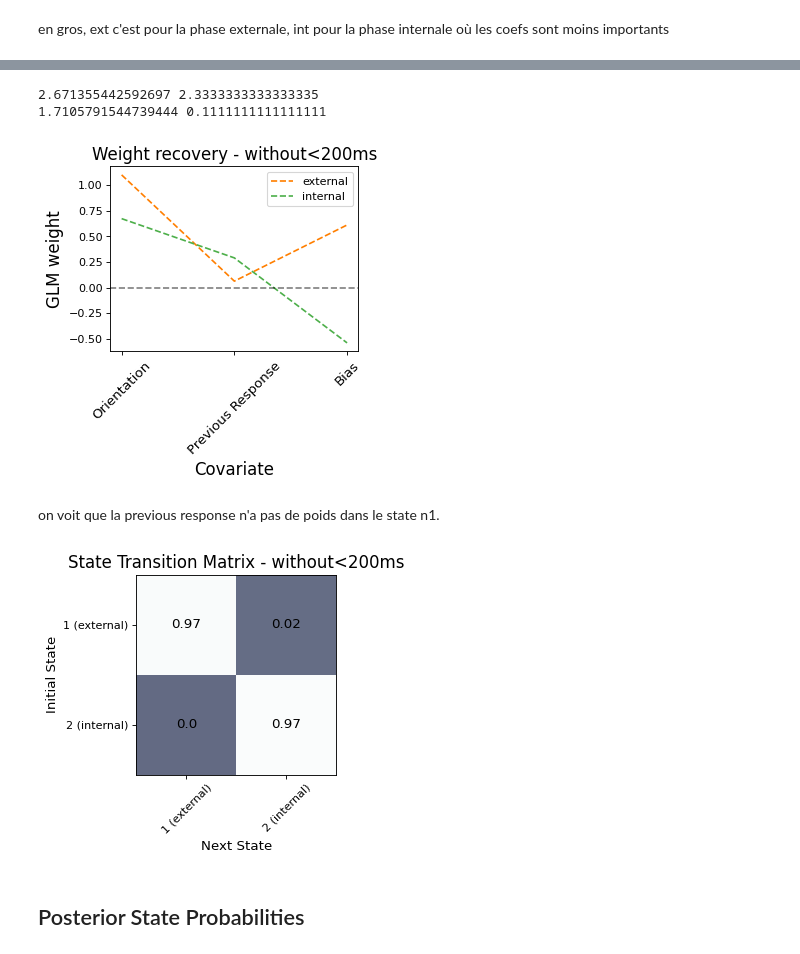
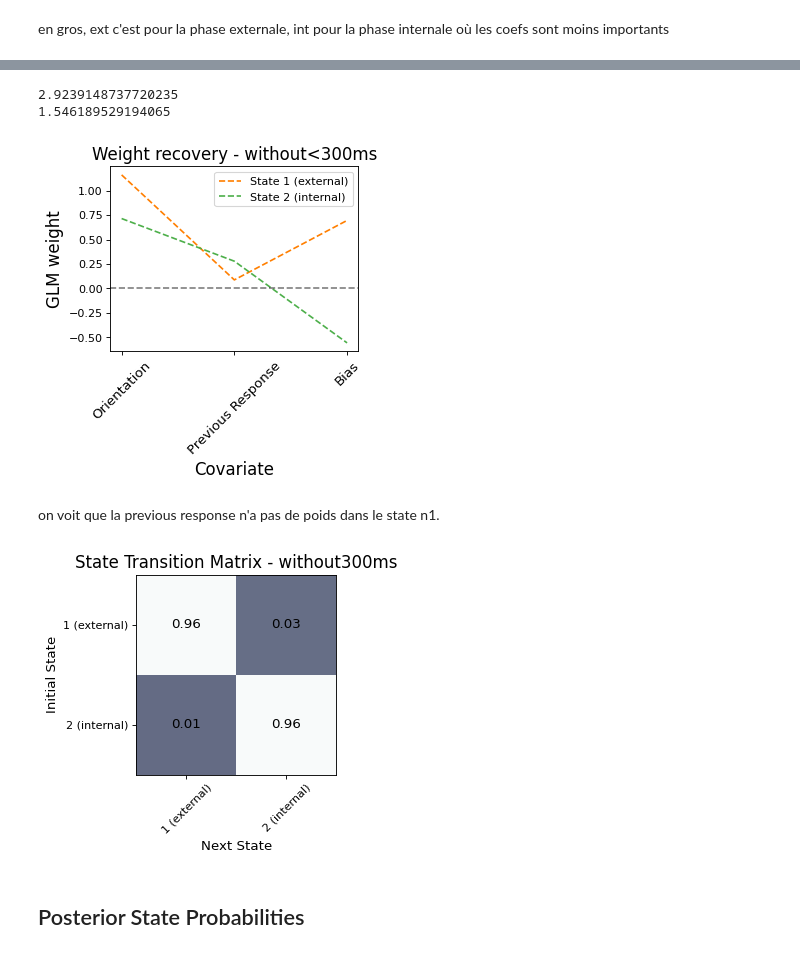
Before and after one commit to cocoltre/Visual-Perception, a Jupyter notebook: GLM_HMM_predictive_templates.ipynb, the cells around one changed output, grey strips where cells are left out. Cells and saved outputs as stored; diff of their text form; code cells hidden in the pictures.

```diff
--- a/GLM_HMM_predictive_templates.ipynb
+++ b/GLM_HMM_predictive_templates.ipynb
@@ -484,18 +509,12 @@ BB                -0.025729
 dtype: float64
-# %%
-theta_ext     =   1.037194
-prev_resp_ext  =  0.054608
-bias_ext        = 0.683157
-theta_int        =0.781248
-prev_resp_int  =  0.244416
-bias_int        =-0.628479
-print(np.exp(theta_ext)/np.exp(prev_resp_ext) , 70/30)
-print(np.exp(theta_int)/np.exp(prev_resp_int) , 10/90)
-# %% [output]
-2.671355442592697 2.3333333333333335
-1.7105791544739444 0.1111111111111111
+# %%
+print(np.exp(df_two_state_init.mean()['orientation_ext'])/np.exp(df_two_state_init.mean()['prev_resp_ext']) )
+print(np.exp(df_two_state_init.mean()['orientation_int'])/np.exp(df_two_state_init.mean()['prev_resp_int']) )
+# %% [output]
+2.9239148737720235
+1.546189529194065
 # %%
-df_two_state_init = pd.read_csv(root_dir + '/HMM/without200ms/two_state_init_param.csv')
+df_two_state_init = pd.read_csv(root_dir + '/HMM/without300ms/two_state_init_param.csv')
 param_init_ext_int = df_two_state_init.mean().values
 
 #recovered_weights = -param_init_ext_int[0:4].reshape(2,1,2)
@@ -505,25 +524,25 @@ recovered_trans_mat = np.exp(param_init_ext_int[6:10].reshape(2,2))
 # %%
 fig = plt.figure(figsize=(4, 3), dpi=80, facecolor='w', edgecolor='k')
 cols = ['#ff7f00', '#4daf4a', '#377eb8',  '#8B0000', '#000000']
 for k in range(num_states):
     if k==0:
         plt.plot(range(input_dim), -recovered_weights[k][0], color=cols[k],
-                     lw=1.5,  label = "external", linestyle = '--') #State 1 (70o-30pr)
+                     lw=1.5,  label = "State 1 (external)", linestyle = '--') #State 1 (70o-30pr)
     else:
         plt.plot(range(input_dim), -recovered_weights[k][0], color=cols[k],
-                     lw=1.5,  label = 'internal', linestyle = '--') #State 2 (10o-90pr)
+                     lw=1.5,  label = 'State 2 (internal)', linestyle = '--') #State 2 (10o-90pr)
 plt.yticks(fontsize=10)
 plt.ylabel("GLM weight", fontsize=15)
 plt.xlabel("Covariate", fontsize=15)
 plt.xticks([0, 1, 2], ['Orientation', 'Previous Response', 'Bias'], fontsize=12, rotation=45)
 #plt.xticks([0, 1], ['Orientation', 'Previous Response'], fontsize=12, rotation=45)
 plt.axhline(y=0, color="k", alpha=0.5, ls="--")
 plt.legend()
-plt.title("Weight recovery - without<200ms", fontsize=15)
-plt.savefig(root_dir + '/plots/without200ms/weight_recovery_orientation.png', bbox_inches='tight')
+plt.title("Weight recovery - without<300ms", fontsize=15)
+plt.savefig(root_dir + '/plots/without300ms/weight_recovery_orientation.png', bbox_inches='tight')
 plt.show()
 # %% [output]
-[figure, old version]
+[figure, new version]
 # %% [markdown]
 on voit que la previous response n'a pas de poids dans le state n1.
 # %%
@@ -539,12 +558,12 @@ plt.yticks(range(0, num_states), ('1 (external)', '2 (internal)'), fontsize=10)
 plt.ylim(num_states - 0.5, -0.5)
 plt.xlabel('Next State', fontsize=12)
 plt.ylabel('Initial State', fontsize=12)
-plt.title("State Transition Matrix - without<200ms", fontsize = 15)
+plt.title("State Transition Matrix - without300ms", fontsize = 15)
 plt.subplots_adjust(0, 0, 1, 1)
-plt.savefig(root_dir + '/plots/without200ms/transitions_orientation.png', bbox_inches='tight')
+plt.savefig(root_dir + '/plots/without300ms/transitions_orientation.png', bbox_inches='tight')
 plt.show()
 # %% [output]
-[figure, old version]
+[figure, new version]
 # %% [markdown]
 ## Posterior State Probabilities
 # %% [markdown]
```
Also changed, not shown: parts of 20 cells of this notebook, 58 other files.
